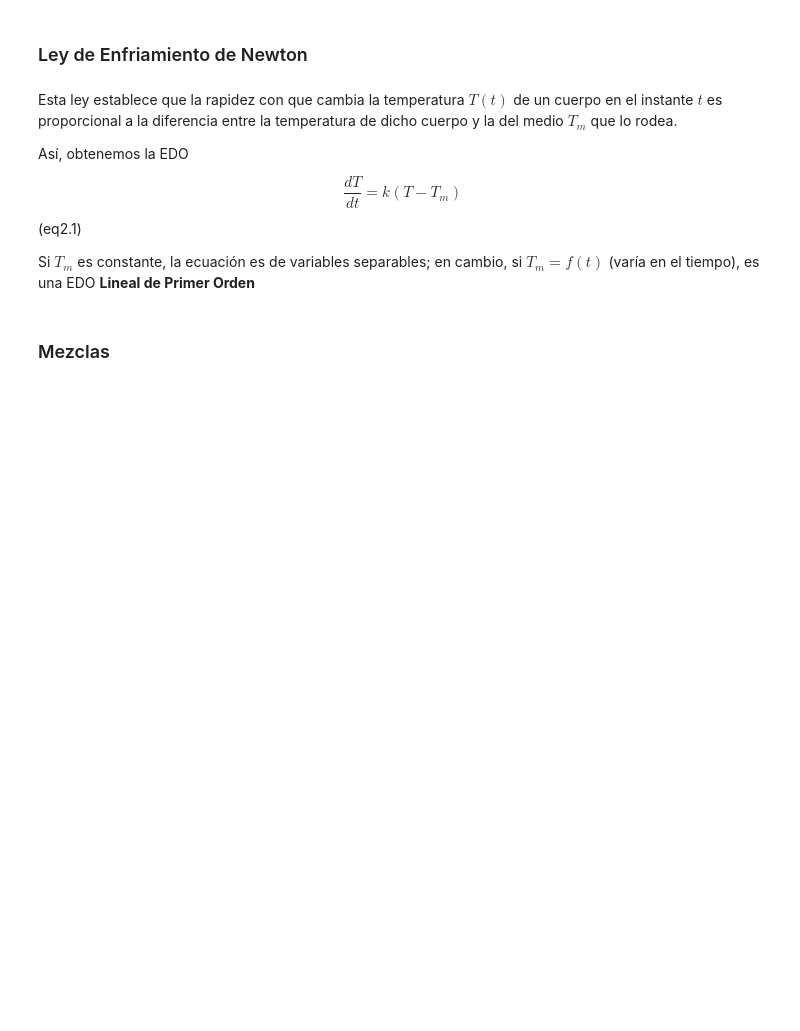
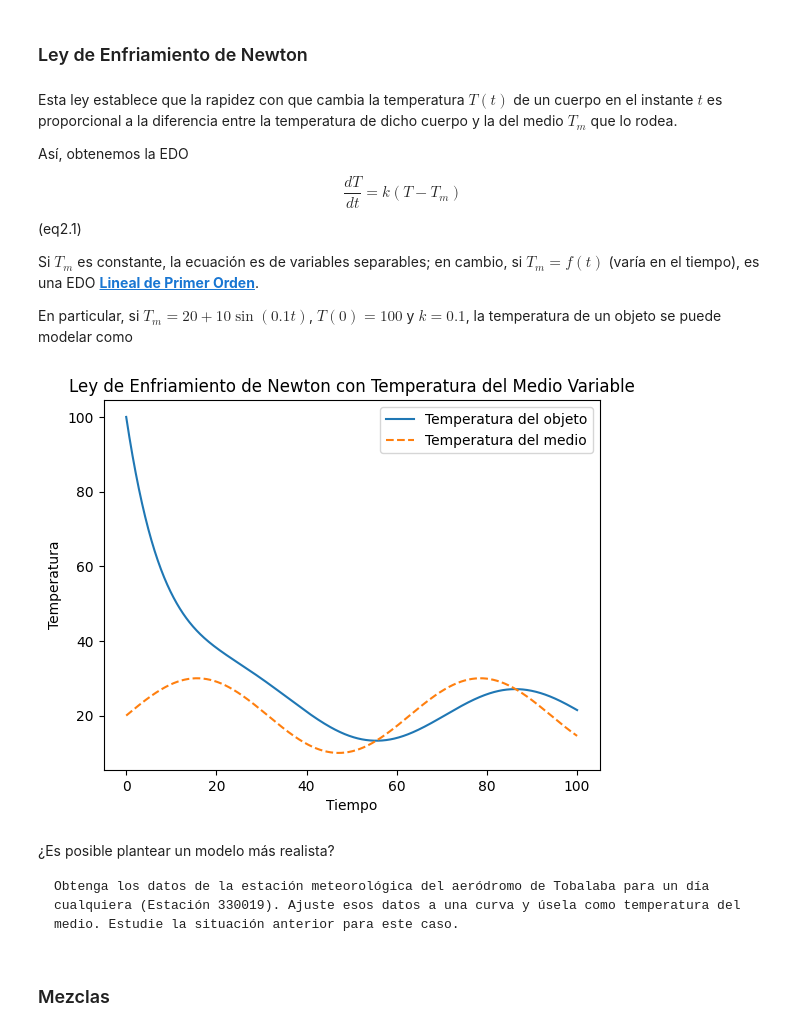
Before and after one commit to DenisOsses/CursoEdo, a Jupyter notebook: _build/html/_sources/Cap1.ipynb, the cells around one changed output. Cells and saved outputs as stored; diff of their text form; code cells hidden in the pictures; blank space fills up the shorter version.

````diff
--- a/_build/html/_sources/Cap1.ipynb
+++ b/_build/html/_sources/Cap1.ipynb
@@ -142,7 +147,51 @@ $$
 \frac{dT}{dt}=k(T-T_m)
 $$ (eq2.1)
 
-Si $T_m$ es constante, la ecuación [](eq2.1) es de variables separables; en cambio, si $T_m=f(t)$ (varía en el tiempo), es una EDO **Lineal de Primer Orden**
+Si $T_m$ es constante, la ecuación [](eq2.1) es de variables separables; en cambio, si $T_m=f(t)$ (varía en el tiempo), es una EDO [**Lineal de Primer Orden**](Lineal1er).
+
+En particular, si $T_m=20+10\sin(0.1t)$, $T(0)=100$ y $k=0.1$, la temperatura de un objeto se puede modelar como
+# %%
+import numpy as np
+import matplotlib.pyplot as plt
+from scipy.integrate import solve_ivp
+
+# Parámetros de la ley de enfriamiento de Newton
+k = -0.1  # Constante de enfriamiento
+
+# Función que define la temperatura del medio variable en el tiempo
+def T_m(t):
+    return 20 + 10 * np.sin(0.1 * t)
+
+# Definición de la EDO para la ley de enfriamiento de Newton
+def Newton(t, T):
+    return k * (T - T_m(t))
+
+# Condición inicial
+T0 = 100  # Temperatura inicial del objeto
+
+# Intervalo de tiempo para la simulación
+t_span = (0, 100)
+t_eval = np.linspace(t_span[0], t_span[1], 1000)
+
+# Resolver la EDO
+sol = solve_ivp(Newton, t_span, [T0], t_eval=t_eval)
+
+# Graficar los resultados
+plt.plot(sol.t, sol.y[0], label='Temperatura del objeto')
+plt.plot(sol.t, T_m(sol.t), label='Temperatura del medio', linestyle='dashed')
+plt.xlabel('Tiempo')
+plt.ylabel('Temperatura')
+plt.legend()
+plt.title('Ley de Enfriamiento de Newton con Temperatura del Medio Variable')
+plt.show()
+# %% [output]
+[figure, added]
+# %% [markdown]
+¿Es posible plantear un modelo más realista?
+
+```{admonition} Ejercicio Aplicado
+Obtenga los datos de la estación meteorológica del aeródromo de Tobalaba para un día cualquiera (Estación 330019). Ajuste esos datos a una curva y úsela como temperatura del medio. Estudie la situación anterior para este caso.
+```
 # %% [markdown]
 ### Mezclas
 # %% [markdown]
````
Also changed, not shown: parts of 9 cells of this notebook, 36 other files.
